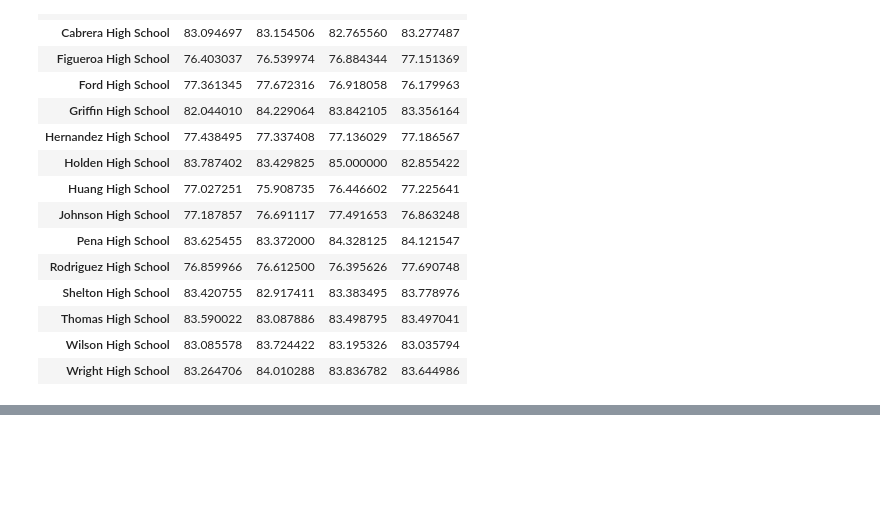
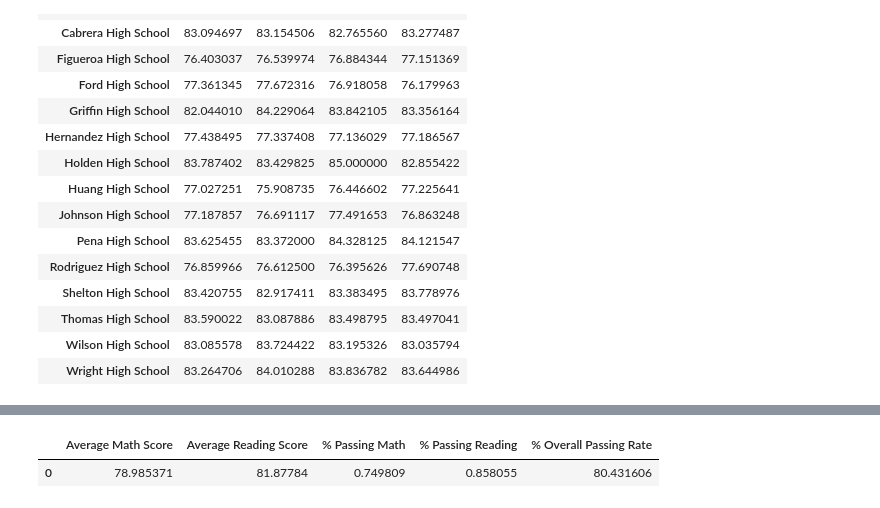
Before and after one commit to scifi451/pandas-challenge, a Jupyter notebook: PyCitySchools/district and school summary.ipynb, the cells around one changed output, grey strips where cells are left out. Saved outputs shown, nothing was run; the diff lists cells and outputs as text; code cells hidden in the pictures; blank space fills up the shorter version.

```diff
--- a/PyCitySchools/district and school summary.ipynb
+++ b/PyCitySchools/district and school summary.ipynb
@@ -170,0 +200,10 @@ reading_by_grade
+# %%
+scores_school_spending = pd.DataFrame({"Average Math Score": [average_math_score],
+                                       "Average Reading Score": [average_reading_score],
+                                       "% Passing Math": [percent_pass_m],
+                                       "% Passing Reading": [percent_pass_r],
+                                       "% Overall Passing Rate": [total_passing_rate]})
+scores_school_spending
+# %% [output]
+|  | Average Math Score | Average Reading Score | % Passing Math | % Passing Reading | % Overall Passing Rate |
+| 0 | 78.985371 | 81.87784 | 0.749809 | 0.858055 | 80.431606 |
```
Also changed, not shown: parts of 6 cells of this notebook.
